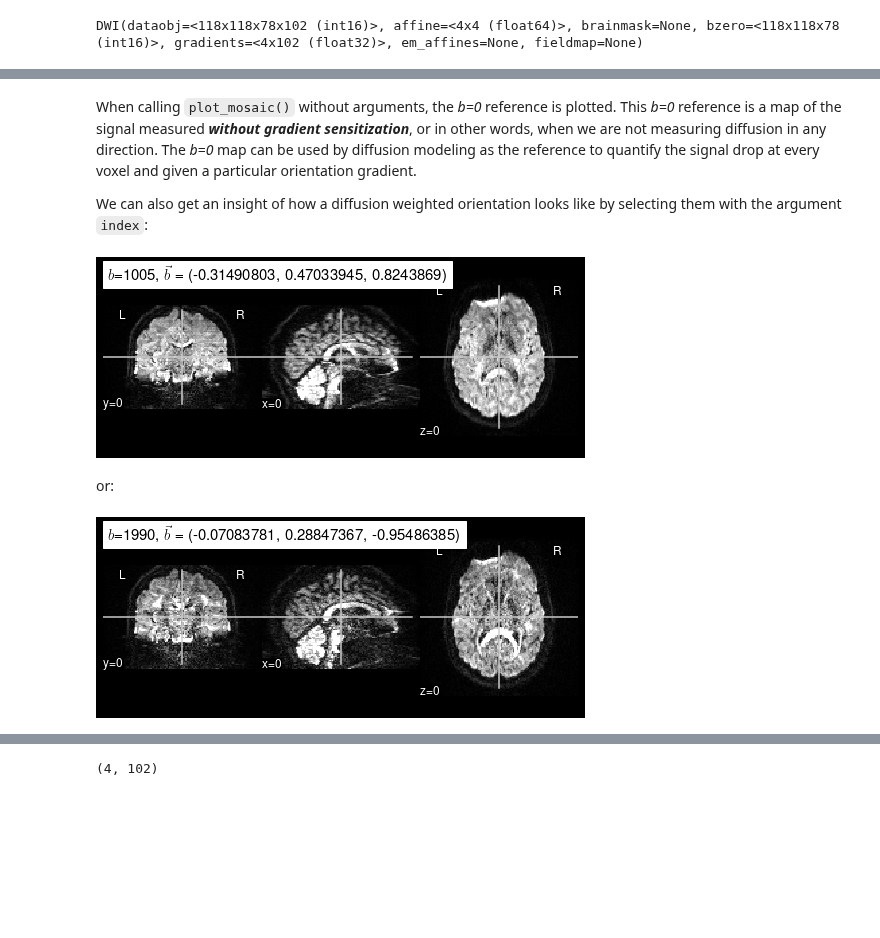
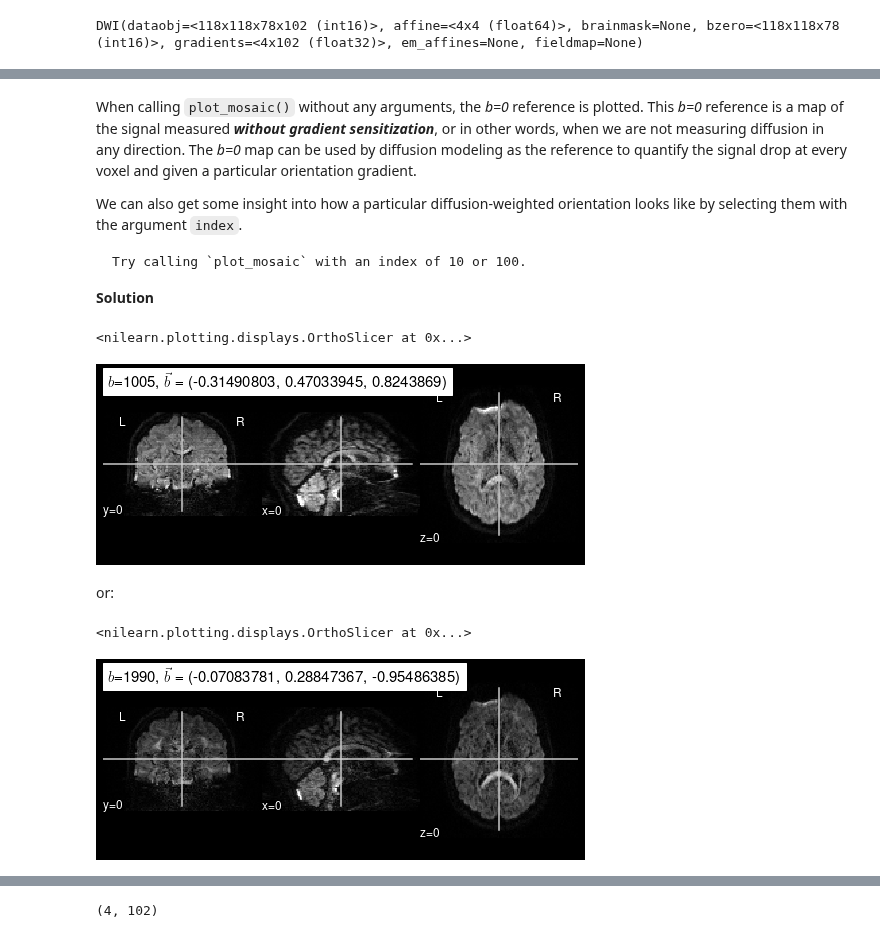
Before and after one commit to nipreps/nipreps-book, a Jupyter notebook: _sources/tutorial/data.ipynb, the cells around one changed output, grey strips where cells are left out. Drawn from its saved outputs; the diff is of its cells as text; code cells hidden in the pictures; blank space fills up the shorter version.

````diff
--- a/_sources/tutorial/data.ipynb
+++ b/_sources/tutorial/data.ipynb
@@ -109,18 +121,26 @@ dmri_dataset.plot_mosaic();
 [figure]
 # %% [markdown]
-When calling `plot_mosaic()` without arguments, the *b=0* reference is plotted.
+When calling `plot_mosaic()` without any arguments, the *b=0* reference is plotted.
 This *b=0* reference is a map of the signal measured ***without gradient sensitization***, or in other words, when we are not measuring diffusion in any direction.
 The *b=0* map can be used by diffusion modeling as the reference to quantify the signal drop at every voxel and given a particular orientation gradient.
 
-We can also get an insight of how a diffusion weighted orientation looks like by selecting them with the argument `index`:
+We can also get some insight into how a particular diffusion-weighted orientation looks like by selecting them with the argument `index`.
+
+```{admonition} Exercise
+Try calling `plot_mosaic` with an index of 10 or 100.
+```
+
+**Solution**
 # %%
-dmri_dataset.plot_mosaic(index=10);
+dmri_dataset.plot_mosaic(index=10, vmax=5000)
 # %% [output]
+<nilearn.plotting.displays.OrthoSlicer at 0x...>
-[figure, old version]
+[figure, new version]
 # %% [markdown]
 or:
 # %%
-dmri_dataset.plot_mosaic(index=100);
+dmri_dataset.plot_mosaic(index=100, vmax=5000)
 # %% [output]
+<nilearn.plotting.displays.OrthoSlicer at 0x...>
-[figure, old version]
+[figure, new version]
 # %% [markdown]
````
Also changed, not shown: parts of 21 cells of this notebook, 35 other files.
